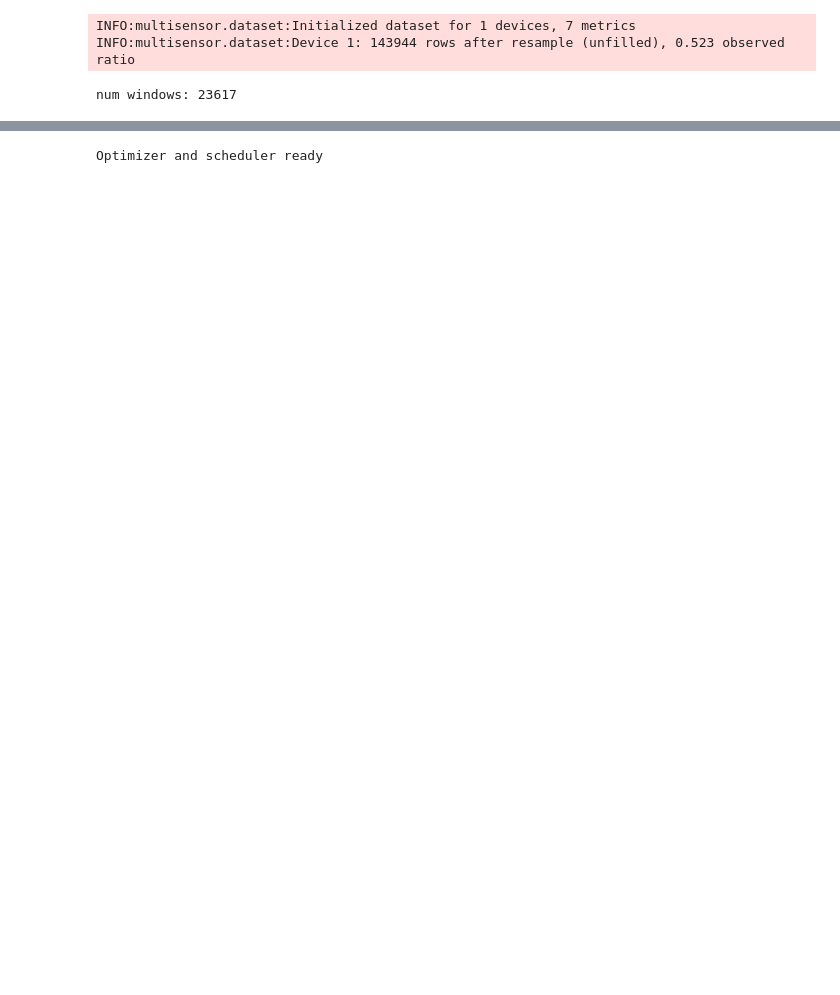
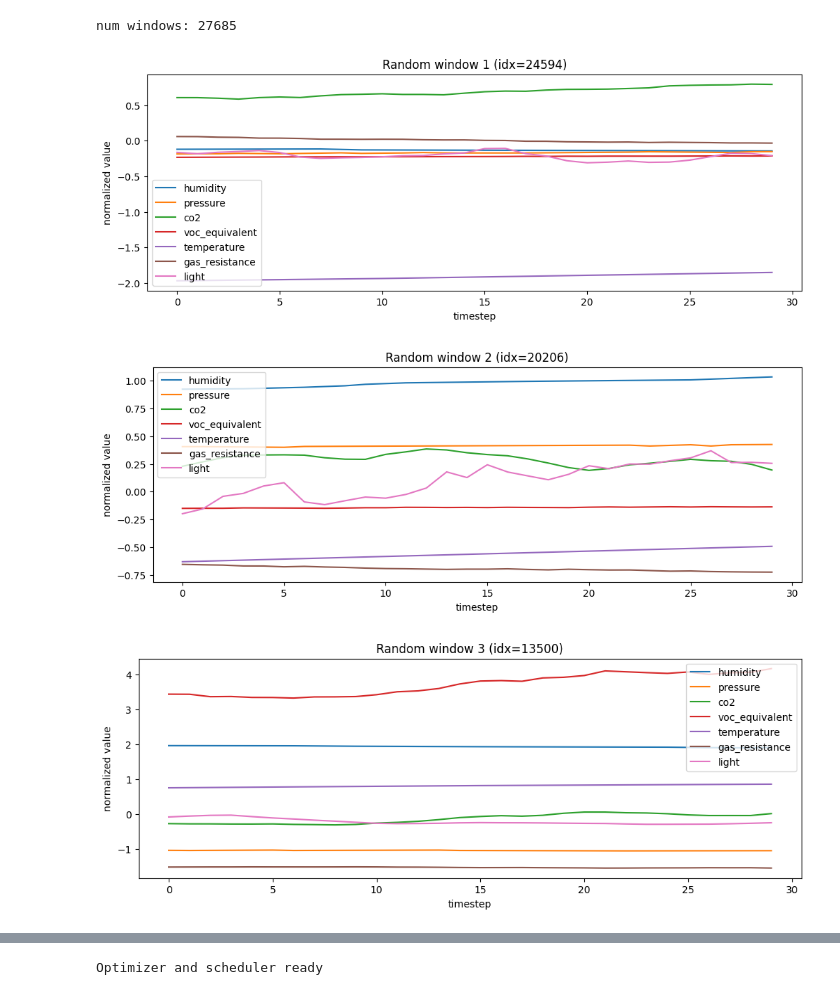
Before and after one commit to lennardwalter/multisensor, a Jupyter notebook: train.ipynb, the cells around one changed output, grey strips where cells are left out. Drawn from its saved outputs; the diff is of its cells as text; code cells hidden in the pictures; blank space fills up the shorter version.

```diff
--- a/train.ipynb
+++ b/train.ipynb
@@ -13,9 +22,9 @@ config = DatasetConfig(
     devices=[1],
     metrics=["co2", "gas_resistance", "light", "voc_equivalent", "temperature", "humidity", "pressure"],
     # Predict only this metric while using all metrics as inputs
-    # target_metric="co2",
-    window_size=60,
-    horizon=4,
+    target_metric="co2",
+    window_size=30,
+    horizon=12,
     min_activity_ratio=0.08,
     min_activity_ratio_by_metric={
         "co2": 0.8,
@@ -35,30 +44,32 @@ config = DatasetConfig(
 dataset = MultisensorDataset(config)
 print("num windows:", len(dataset))
 # %% [output]
-INFO:multisensor.dataset:Initialized dataset for 1 devices, 7 metrics
-INFO:multisensor.dataset:Device 1: 143944 rows after resample (unfilled), 0.523 observed ratio
+num windows: 27685
-num windows: 23617
 # %%
 # Plot random windows
 rng = np.random.default_rng(1110)
-num_to_show = min(0, len(dataset))
+num_to_show = min(3, len(dataset))
 indices = rng.choice(len(dataset), size=num_to_show, replace=False)
 
 metric_to_idx = {name: i for i, name in enumerate(dataset._metric_names)}
 
 for i, idx in enumerate(indices, start=1):
     sample = dataset[int(idx)]
     x = sample[0].numpy()  # (window, M)
     plt.figure(figsize=(12, 4))
     for name in dataset._metric_names:
         col = metric_to_idx[name]
         series = x[:, col]
         plt.plot(series, label=name)
     plt.title(f"Random window {i} (idx={int(idx)})")
     plt.xlabel("timestep")
     plt.ylabel("normalized value")
     plt.legend()
 plt.show()
+# %% [output]
+[figure, added]
+[figure, added]
+[figure, added]
 # %%
 # Train/val split by device and DataLoaders
 import math
```
Also changed, not shown: parts of 5 cells of this notebook.
